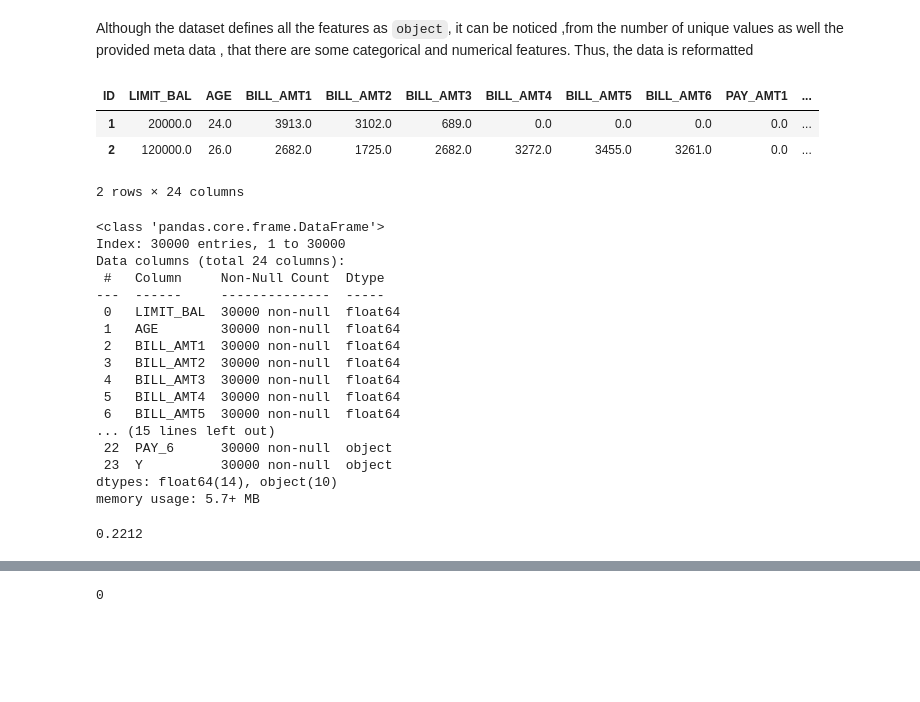
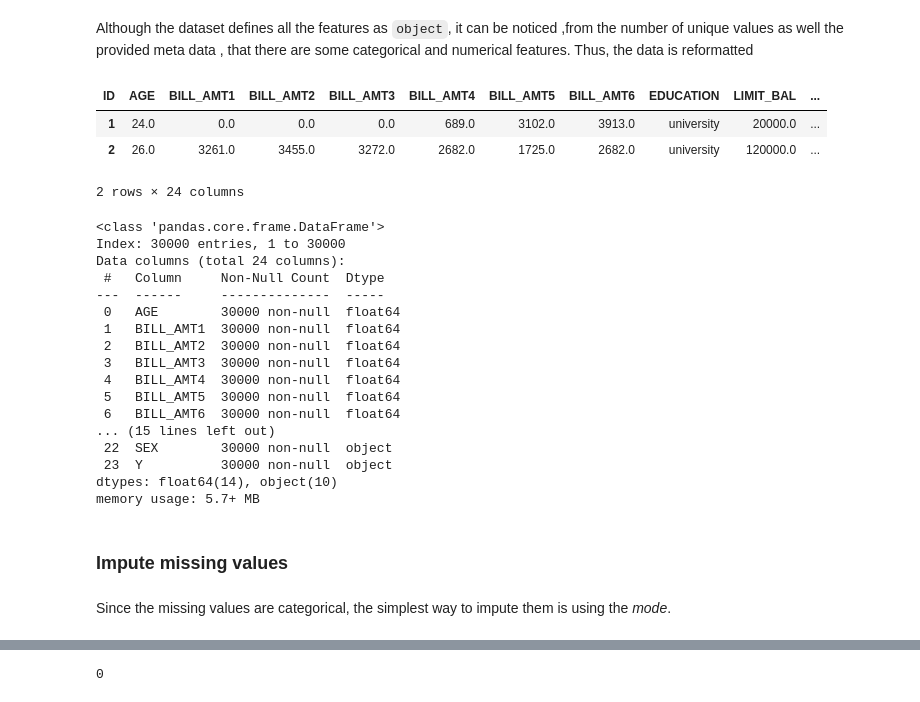
Before and after one commit to omarkhater/Default-of-Credit-Card-Clients, a Jupyter notebook: Default-of-Credit-Card-Clients.ipynb, the cells around one changed output, grey strips where cells are left out. Saved outputs shown, nothing was run; the diff lists cells and outputs as text; code cells hidden in the pictures; blank space fills up the shorter version.

```diff
--- a/Default-of-Credit-Card-Clients.ipynb
+++ b/Default-of-Credit-Card-Clients.ipynb
@@ -155,27 +174,38 @@ Although the dataset defines all the features as `object`, it can be noticed ,fr
 # %%
 # Extract Categorical data
 
 Categorical_data = data[['X' + str(i) for i in range(2,5)] + ['X' + str(i) for i in range(6,12)] + ['Y']]
 Categorical_data.columns = Categorical_data.loc['ID']
 Categorical_data.drop(index = 'ID', inplace = True)
 
 # Extract Numerical data
 
 numerical_data = data[['X1','X5']+ ['X' + str(i) for i in range(12,24)]]
 numerical_data.columns = numerical_data.loc['ID']
 numerical_data.drop(index = 'ID', inplace = True)
 numerical_data = numerical_data.astype(float)
 
 # Recombine the data
 data = pd.concat([numerical_data,Categorical_data],axis = 1)
-data.rename(columns={"default payment next month": "Y"}, inplace = True)
 
+# Rename the columns. Please note the index months has reversed
+# 1 : 6 >> Septemper : April (old)
+# 1 : 6 >> April : Septemper (new)
+data.rename(columns={"default payment next month": "Y",
+                    "BILL_AMT1":"BILL_AMT6", "BILL_AMT2":"BILL_AMT5", "BILL_AMT3":"BILL_AMT4",
+                    "BILL_AMT4":"BILL_AMT3", "BILL_AMT5":"BILL_AMT2", "BILL_AMT6":"BILL_AMT1",
+                    "PAY_AMT1":"PAY_AMT6", "PAY_AMT2":"PAY_AMT5", "PAY_AMT3":"PAY_AMT4",
+                    "PAY_AMT4":"PAY_AMT3", "PAY_AMT5":"PAY_AMT2", "PAY_AMT6":"PAY_AMT1",
+                    "PAY_0":"PAY_6", "PAY_2":"PAY_5", "PAY_3":"PAY_4",
+                    "PAY_4":"PAY_3", "PAY_5":"PAY_2", "PAY_6":"PAY_1"},
+            inplace = True)
+data = data.reindex(sorted(data.columns), axis=1)
 # View the data
 display(data.head(n=2))
 # %% [output]
-| ID | LIMIT_BAL | AGE | BILL_AMT1 | BILL_AMT2 | BILL_AMT3 | BILL_AMT4 | BILL_AMT5 | BILL_AMT6 | PAY_AMT1 | ... |
-| 1 | 20000.0 | 24.0 | 3913.0 | 3102.0 | 689.0 | 0.0 | 0.0 | 0.0 | 0.0 | ... |
-| 2 | 120000.0 | 26.0 | 2682.0 | 1725.0 | 2682.0 | 3272.0 | 3455.0 | 3261.0 | 0.0 | ... |
+| ID | AGE | BILL_AMT1 | BILL_AMT2 | BILL_AMT3 | BILL_AMT4 | BILL_AMT5 | BILL_AMT6 | EDUCATION | LIMIT_BAL | ... |
+| 1 | 24.0 | 0.0 | 0.0 | 0.0 | 689.0 | 3102.0 | 3913.0 | university | 20000.0 | ... |
+| 2 | 26.0 | 3261.0 | 3455.0 | 3272.0 | 2682.0 | 1725.0 | 2682.0 | university | 120000.0 | ... |
 2 rows × 24 columns
 # %%
 data.info()
@@ -185,19 +215,15 @@ Index: 30000 entries, 1 to 30000
 Data columns (total 24 columns):
  #   Column     Non-Null Count  Dtype
 ---  ------     --------------  -----
- 0   LIMIT_BAL  30000 non-null  float64
- 1   AGE        30000 non-null  float64
- 2   BILL_AMT1  30000 non-null  float64
- 3   BILL_AMT2  30000 non-null  float64
- 4   BILL_AMT3  30000 non-null  float64
- 5   BILL_AMT4  30000 non-null  float64
- 6   BILL_AMT5  30000 non-null  float64
+ 0   AGE        30000 non-null  float64
+ 1   BILL_AMT1  30000 non-null  float64
+ 2   BILL_AMT2  30000 non-null  float64
+ 3   BILL_AMT3  30000 non-null  float64
+ 4   BILL_AMT4  30000 non-null  float64
+ 5   BILL_AMT5  30000 non-null  float64
+ 6   BILL_AMT6  30000 non-null  float64
 ... (15 lines left out)
- 22  PAY_6      30000 non-null  object
+ 22  SEX        30000 non-null  object
  23  Y          30000 non-null  object
 dtypes: float64(14), object(10)
 memory usage: 5.7+ MB
-# %%
-data.Y.sum() / len(data.Y)
-# %% [output]
-0.2212
@@ -205,0 +230,5 @@ data.dropna(inplace = True, axis = 0)
+# %% [markdown]
+<a id = 'imputing'></a>
+### Impute missing values
+# %% [markdown]
+Since the missing values are categorical, the simplest way to impute them is using the _mode_.
```
Also changed, not shown: parts of 112 cells of this notebook, 5 other files.
